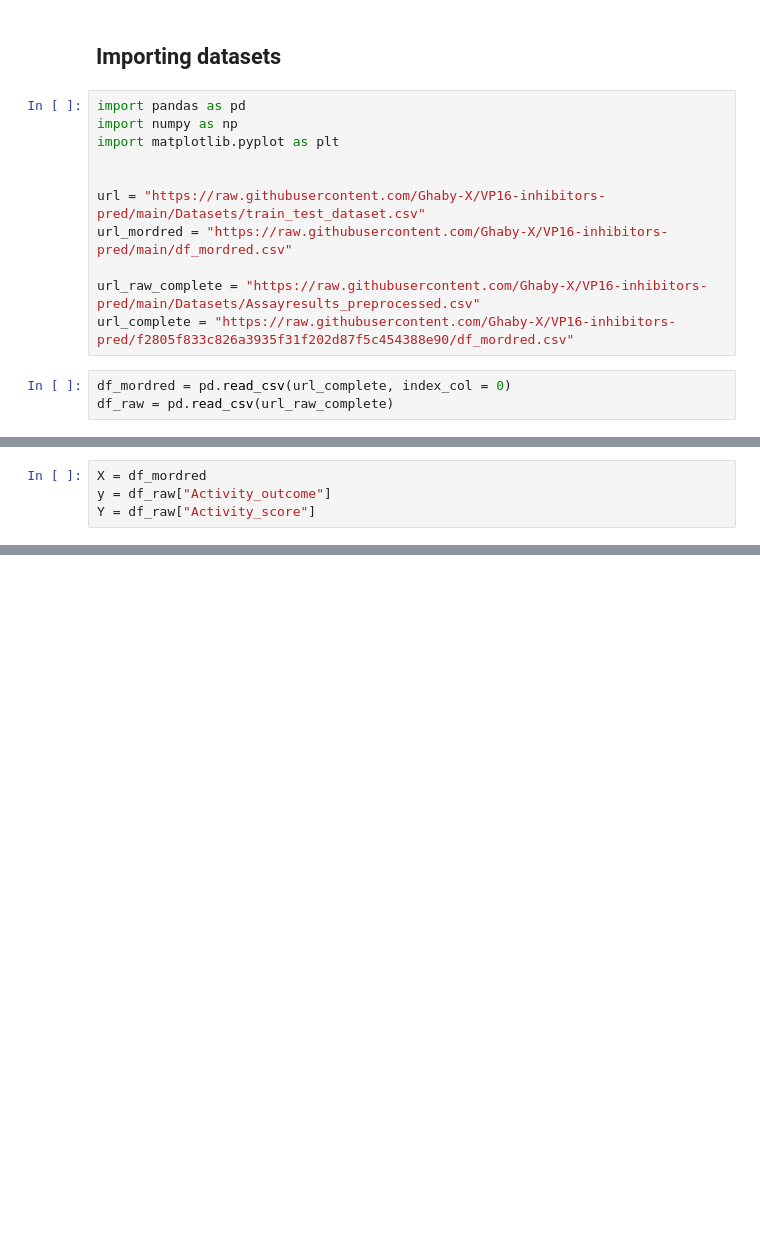
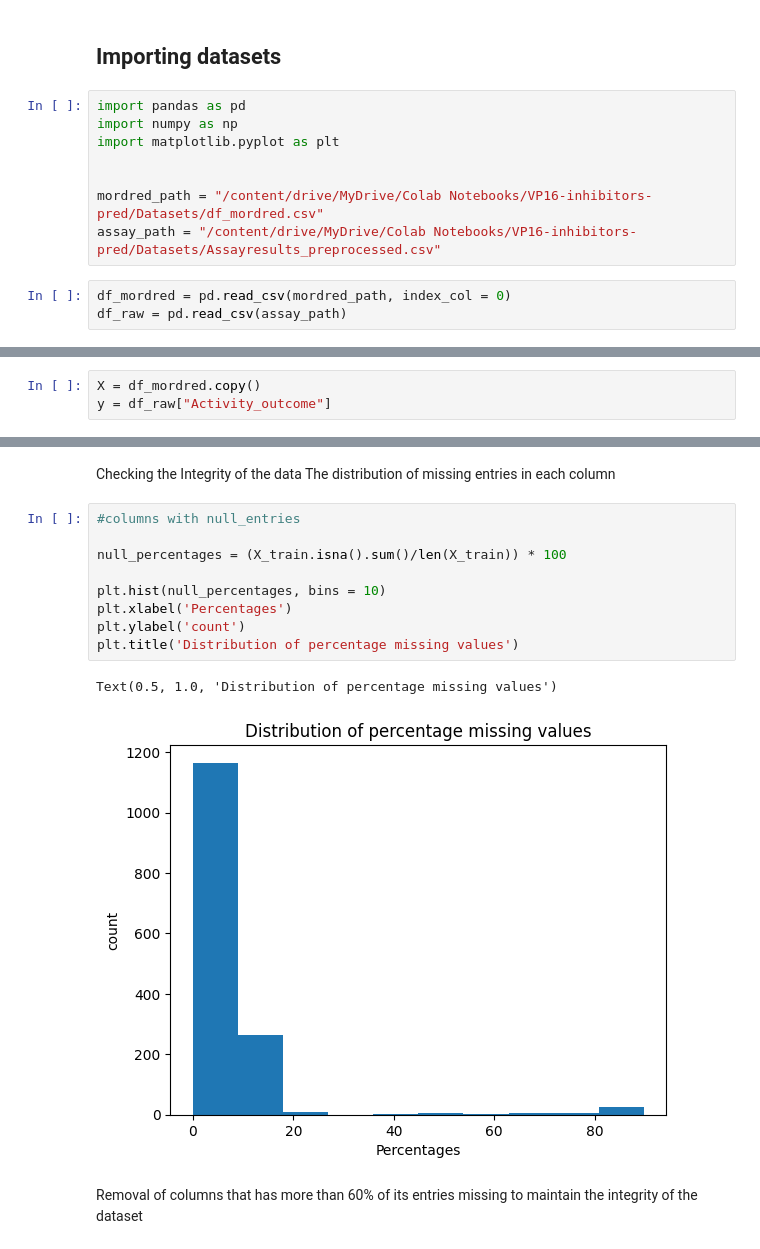
Before and after one commit to EugeneLamptey/VP16, a Jupyter notebook: Model building with mordred.ipynb, the cells around one changed output, grey strips where cells are left out. Cells and saved outputs as stored; diff of their text form; blank space fills up the shorter version.

```diff
--- a/Model building with mordred.ipynb
+++ b/Model building with mordred.ipynb
@@ -175,14 +158,11 @@ import numpy as np
 import matplotlib.pyplot as plt
 
 
-url = "https://raw.githubusercontent.com/Ghaby-X/VP16-inhibitors-pred/main/Datasets/train_test_dataset.csv"
-url_mordred = "https://raw.githubusercontent.com/Ghaby-X/VP16-inhibitors-pred/main/df_mordred.csv"
-
-url_raw_complete = "https://raw.githubusercontent.com/Ghaby-X/VP16-inhibitors-pred/main/Datasets/Assayresults_preprocessed.csv"
-url_complete = "https://raw.githubusercontent.com/Ghaby-X/VP16-inhibitors-pred/f2805f833c826a3935f31f202d87f5c454388e90/df_mordred.csv"
+mordred_path = "/content/drive/MyDrive/Colab Notebooks/VP16-inhibitors-pred/Datasets/df_mordred.csv"
+assay_path = "/content/drive/MyDrive/Colab Notebooks/VP16-inhibitors-pred/Datasets/Assayresults_preprocessed.csv"
 # %%
-df_mordred = pd.read_csv(url_complete, index_col = 0)
-df_raw = pd.read_csv(url_raw_complete)
+df_mordred = pd.read_csv(mordred_path, index_col = 0)
+df_raw = pd.read_csv(assay_path)
 # %%
 df_mordred
 # %% [output]
@@ -218,4 +182,3 @@ df_raw
 # %%
-X = df_mordred
+X = df_mordred.copy()
 y = df_raw["Activity_outcome"]
-Y = df_raw["Activity_score"]
@@ -234,0 +206,17 @@ X_train, X_test, y_train, y_test = train_test_split( X, y, test_size=0.30, rando
+# %% [markdown]
+Checking the Integrity of the data
+The distribution of missing entries in each column
+# %%
+#columns with null_entries
+
+null_percentages = (X_train.isna().sum()/len(X_train)) * 100
+
+plt.hist(null_percentages, bins = 10)
+plt.xlabel('Percentages')
+plt.ylabel('count')
+plt.title('Distribution of percentage missing values')
+# %% [output]
+Text(0.5, 1.0, 'Distribution of percentage missing values')
+[figure, added]
+# %% [markdown]
+Removal of columns that has more than 60% of its entries missing to maintain the integrity of the dataset
```
Also changed, not shown: parts of 105 cells of this notebook, 1 other file.
